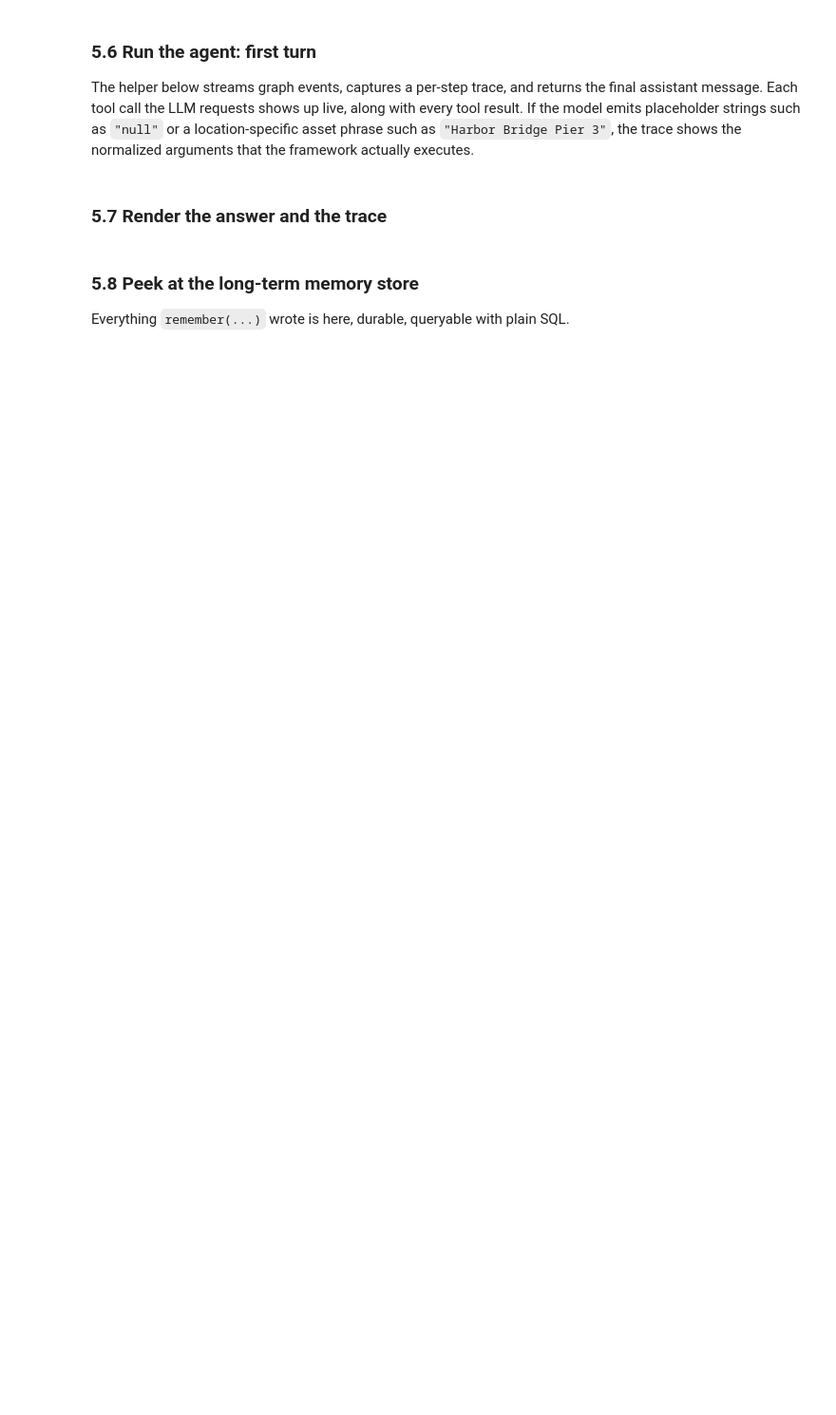
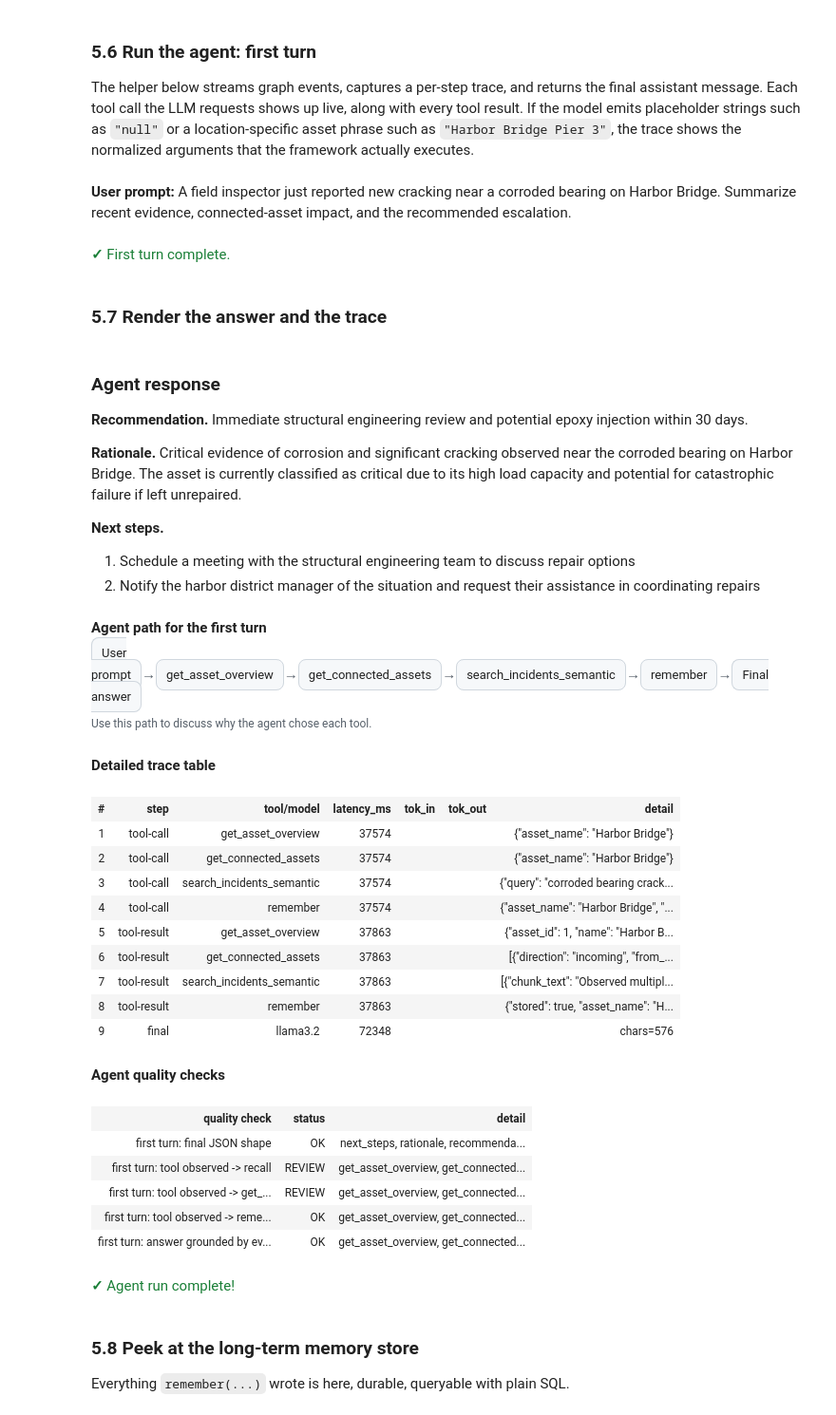
Before and after one commit to NoSQLKnowHow/LiveLabs-Image-Dev, a Jupyter notebook: ingestion/jl_notebooks/rag_to_agents/rag_to_agents_lab.ipynb, the cells around one changed output. Shown at 95% size. Drawn from its saved outputs; the diff is of its cells as text; code cells hidden in the pictures; blank space fills up the shorter version.

Commit message:
Enhance RAG to agents lab workshop flow

```diff
--- a/ingestion/jl_notebooks/rag_to_agents/rag_to_agents_lab.ipynb
+++ b/ingestion/jl_notebooks/rag_to_agents/rag_to_agents_lab.ipynb
@@ -620,0 +794,15 @@ ok(f"Active scenario: {ACTIVE_SCENARIO['name']} -> {DEMO_ASSET}")
+# %%
+# Change this to 0 (bridge), 1 (substation), or 2 (pipeline).
+CHECKPOINT_SCENARIO_INDEX = 0
+
+if not isinstance(CHECKPOINT_SCENARIO_INDEX, int) or not 0 <= CHECKPOINT_SCENARIO_INDEX < len(SCENARIOS):
+    raise ValueError(f"CHECKPOINT_SCENARIO_INDEX must be between 0 and {len(SCENARIOS) - 1}")
+
+ACTIVE_SCENARIO = SCENARIOS[CHECKPOINT_SCENARIO_INDEX]
+DEMO_ASSET = ACTIVE_SCENARIO["target_asset"]
+DEMO_FOCUS = ACTIVE_SCENARIO["focus"]
+show_table(
+    ["scenario", "asset", "focus", "question"],
+    [[ACTIVE_SCENARIO["name"], DEMO_ASSET, DEMO_FOCUS, ACTIVE_SCENARIO["question"]]],
+    max_width=95,
+)
@@ -2086,7 +2580,7 @@ ok(f"Agent system prompt assembled ({len(AGENT_SYSTEM)} chars)")
 The helper below streams graph events, captures a per-step trace, and returns the final assistant message. Each tool call the LLM requests shows up live, along with every tool result. If the model emits placeholder strings such as `"null"` or a location-specific asset phrase such as `"Harbor Bridge Pier 3"`, the trace shows the normalized arguments that the framework actually executes.
 # %%
 def run_agent(user_message: str, thread_id: str = THREAD_ID,
-              include_system: bool = True) -> tuple[str, list[dict]]:
+              include_system: bool = True, verbose: bool = False) -> tuple[str, list[dict]]:
     """Stream the agent over one user turn. Returns (final_text, trace)."""
     config = {"configurable": {"thread_id": thread_id}}
 
@@ -2116,10 +2610,11 @@ def run_agent(user_message: str, thread_id: str = THREAD_ID,
             if isinstance(msg, AIMessage):
                 for tc in (msg.tool_calls or []):
                     args = _normalize_tool_args(tc["name"], tc["args"])
-                    if args == tc["args"]:
-                        print(f"  -> tool call: {tc['name']}({args})")
-                    else:
-                        print(f"  -> tool call: {tc['name']}({args})  # normalized from {tc['args']}")
+                    if verbose:
+                        if args == tc["args"]:
+                            print(f"  -> tool call: {tc['name']}({args})")
+                        else:
+                            print(f"  -> tool call: {tc['name']}({args})  # normalized from {tc['args']}")
                     trace.append({
                         "step": "tool-call",
                         "tool": tc["name"],
@@ -2136,7 +2631,8 @@ def run_agent(user_message: str, thread_id: str = THREAD_ID,
                     })
             elif isinstance(msg, ToolMessage):
                 snippet = str(msg.content).replace("\n", " ")[:120]
-                print(f"     result [{msg.name}]: {snippet}")
+                if verbose:
+                    print(f"     result [{msg.name}]: {snippet}")
                 trace.append({
                     "step": "tool-result",
                     "tool": msg.name,
@@ -2210,20 +2706,59 @@ def validate_agent_run(final_text: str, trace: list[dict], label: str,
 
 
 user_msg_1 = ACTIVE_SCENARIO["agent_prompt"]
-print(f"USER: {user_msg_1}\n")
+display(Markdown(f"**User prompt:** {user_msg_1}"))
 final_1, trace_1 = run_agent(user_msg_1)
 
 ok("First turn complete.")
+# %% [output]
+**User prompt:** A field inspector just reported new cracking near a corroded bearing on Harbor Bridge. Summarize recent evidence, connected-asset impact, and the recommended escalation.
+✓ First turn complete.
 # %% [markdown]
 ### 5.7 Render the answer and the trace
 # %%
 render_agent_answer(final_1)
-print("\nAgent trace (observability):")
+
+show_agent_trace_flow(trace_1, title="Agent path for the first turn")
+
+display(Markdown("**Detailed trace table**"))
 show_trace(trace_1)
-print("\nAgent quality checks:")
+
+display(Markdown("**Agent quality checks**"))
 validate_agent_run(final_1, trace_1, label="first turn")
 
 ok("Agent run complete!")
+# %% [output]
+### Agent response
+
+**Recommendation.** Immediate structural engineering review and potential epoxy injection within 30 days.
+
+**Rationale.** Critical evidence of corrosion and significant cracking observed near the corroded bearing on Harbor Bridge. The asset is currently classified as critical due to its high load capacity and potential for catastrophic failure if left unrepaired.
+
+**Next steps.**
+1. Schedule a meeting with the structural engineering team to discuss repair options
+2. Notify the harbor district manager of the situation and request their assistance in coordinating repairs
+Agent path for the first turn
+User prompt→get_asset_overview→get_connected_assets→search_incidents_semantic→remember→Final answer
+Use this path to discuss why the agent chose each tool.
+**Detailed trace table**
+| # | step | tool/model | latency_ms | tok_in | tok_out | detail |
+| 1 | tool-call | get_asset_overview | 37574 |  |  | {"asset_name": "Harbor Bridge"} |
+| 2 | tool-call | get_connected_assets | 37574 |  |  | {"asset_name": "Harbor Bridge"} |
+| 3 | tool-call | search_incidents_semantic | 37574 |  |  | {"query": "corroded bearing crack... |
+| 4 | tool-call | remember | 37574 |  |  | {"asset_name": "Harbor Bridge", "... |
+| 5 | tool-result | get_asset_overview | 37863 |  |  | {"asset_id": 1, "name": "Harbor B... |
+| 6 | tool-result | get_connected_assets | 37863 |  |  | [{"direction": "incoming", "from_... |
+| 7 | tool-result | search_incidents_semantic | 37863 |  |  | [{"chunk_text": "Observed multipl... |
+| 8 | tool-result | remember | 37863 |  |  | {"stored": true, "asset_name": "H... |
+| 9 | final | llama3.2 | 72348 |  |  | chars=576 |
+**Agent quality checks**
+| quality check | status | detail |
+| first turn: final JSON shape | OK | next_steps, rationale, recommenda... |
+| first turn: tool observed -> recall | REVIEW | get_asset_overview, get_connected... |
+| first turn: tool observed -> get_... | REVIEW | get_asset_overview, get_connected... |
+| first turn: tool observed -> reme... | OK | get_asset_overview, get_connected... |
+| first turn: answer grounded by ev... | OK | get_asset_overview, get_connected... |
+✓ Agent run complete!
 # %% [markdown]
 ### 5.8 Peek at the long-term memory store
 
```
Also changed, not shown: parts of 43 cells of this notebook.
